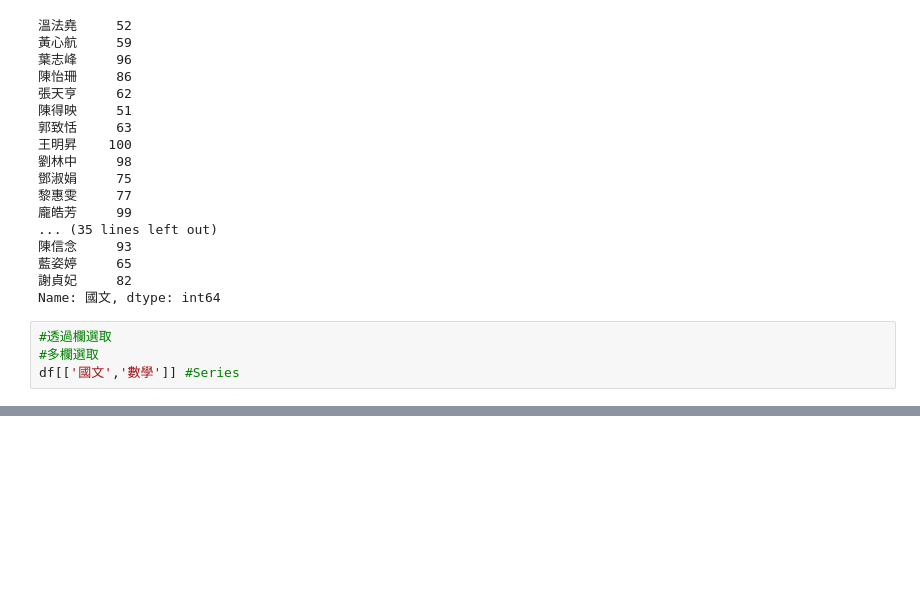
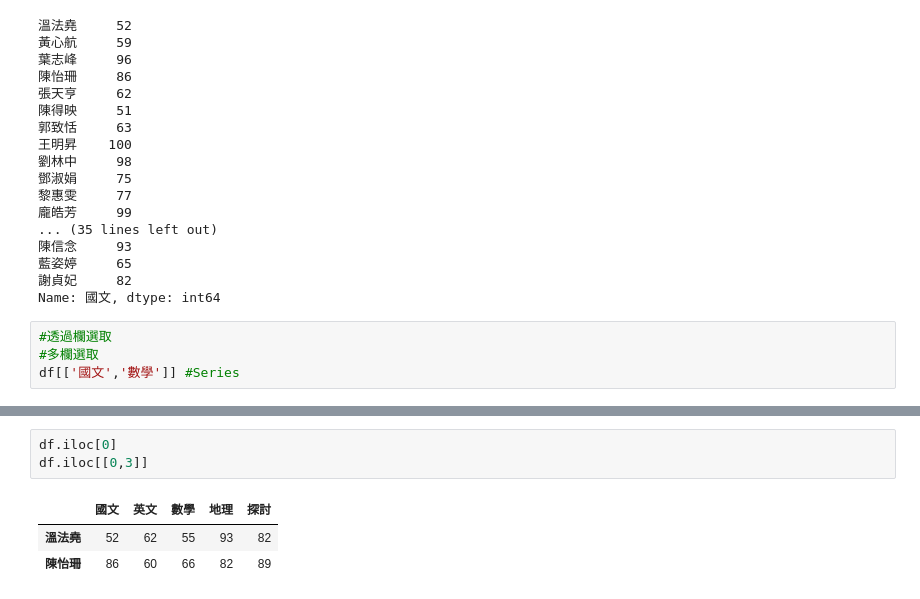
Before and after one commit to liminchang/python_analysis, a Jupyter notebook: lesson5_4.ipynb, the cells around one changed output, grey strips where cells are left out. Drawn from its saved outputs; the diff is of its cells as text; blank space fills up the shorter version.

```diff
--- a/lesson5_4.ipynb
+++ b/lesson5_4.ipynb
@@ -75,0 +86,7 @@ df[['國文','數學']] #Series
+# %%
+df.iloc[0]
+df.iloc[[0,3]]
+# %% [output]
+|  | 國文 | 英文 | 數學 | 地理 | 探討 |
+| 溫法堯 | 52 | 62 | 55 | 93 | 82 |
+| 陳怡珊 | 86 | 60 | 66 | 82 | 89 |
```
Also changed, not shown: parts of 3 cells of this notebook.
